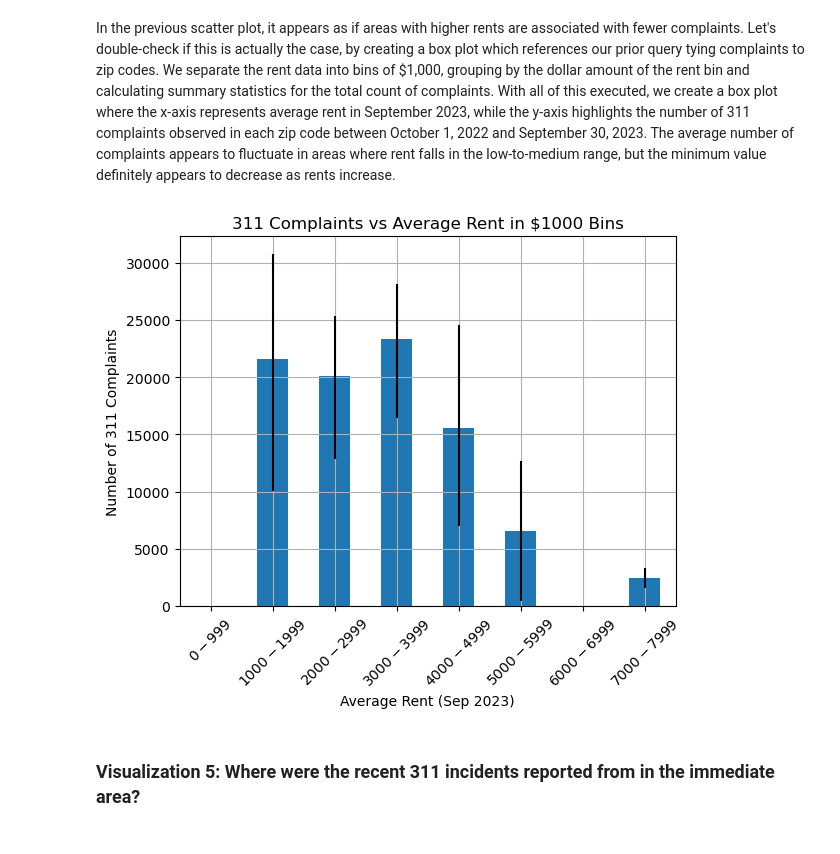
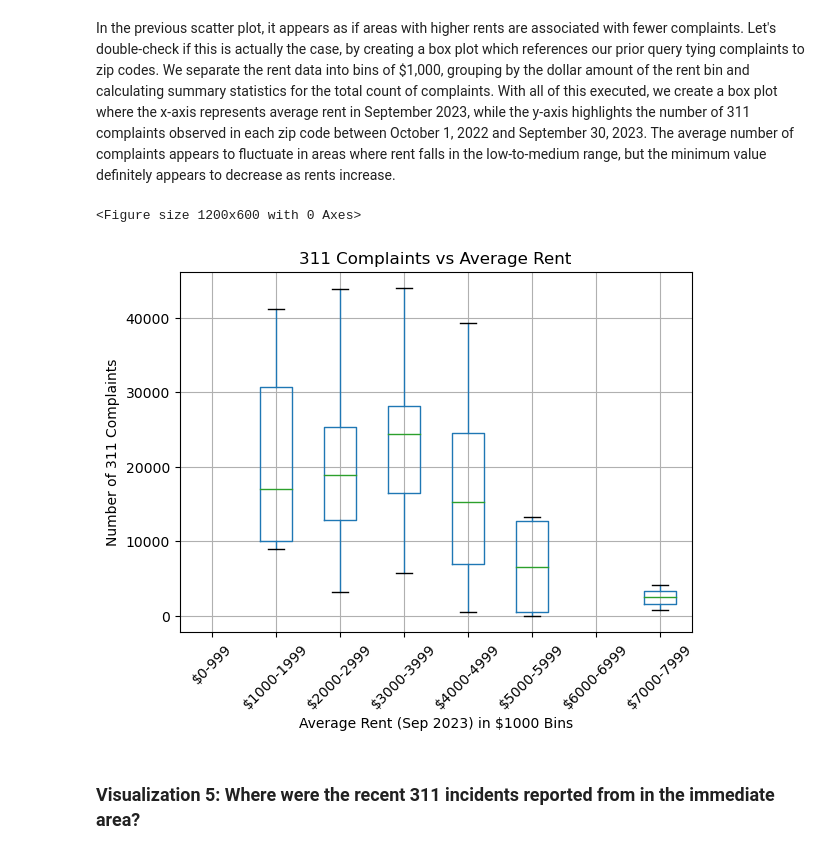
Before and after one commit to hc3425/Group1_Final_Project, a Jupyter notebook: Final_Project.ipynb, the cells around one changed output. Drawn from its saved outputs; the diff is of its cells as text; code cells hidden in the pictures.

```diff
--- a/Final_Project.ipynb
+++ b/Final_Project.ipynb
@@ -808,38 +808,40 @@ In the previous scatter plot, it appears as if areas with higher rents are assoc
 # %%
 QUERY = """
 SELECT
     r.zipcode,
-    r."2023-09-30" AS September2023Rent,
-    COUNT(c.complaint_type) AS ComplaintCount
+    r."2023-09-30" AS september2023Rent,
+    COUNT(c.complaint_type) AS Complaintcount
 FROM
     rents r
 LEFT JOIN
     complaints c ON r.zipcode = c.zipcode
     AND c.created_date BETWEEN '2022-10-01' AND '2023-09-30'
 GROUP BY
     r.zipcode, r."2023-09-30";
 """
 with engine.connect() as conn:
     df = pd.read_sql(text(QUERY), conn)
 
+df['september2023rent'] = pd.to_numeric(df['september2023rent'], errors='coerce')
 df.dropna(subset=['september2023rent'], inplace=True)
+
 # Bin the rent data into $1000 bins
 bins = range(0, int(df['september2023rent'].max()) + 1000, 1000)
-labels = [f"${i}-${i + 999}" for i in bins[:-1]]
+labels = [f"${i}-{i + 999}" for i in bins[:-1]]
 df['RentBin'] = pd.cut(df['september2023rent'], bins=bins, labels=labels, right=False)
-# Group by RentBin and calculate summary statistics for ComplaintCount
-complaint_summary = df.groupby('RentBin')['complaintcount'].describe()
 
-# Create boxplot
-complaint_summary['mean'].plot(kind='bar', yerr=[complaint_summary['mean'] - complaint_summary['25%'], complaint_summary['75%'] - complaint_summary['mean']])
-plt.xlabel('Average Rent (Sep 2023)')
+# Create the box-and-whisker plot
+plt.figure(figsize=(12, 6))
+df.boxplot(column='complaintcount', by='RentBin', grid=True, showfliers=False)
+plt.xlabel('Average Rent (Sep 2023) in $1000 Bins')
 plt.ylabel('Number of 311 Complaints')
-plt.title('311 Complaints vs Average Rent in $1000 Bins')
+plt.title('311 Complaints vs Average Rent')
+plt.suptitle('')  # Removes the default subtitle
 plt.xticks(rotation=45)
-plt.grid(True)
 plt.show()
 # %% [output]
+<Figure size 1200x600 with 0 Axes>
-[figure, old version]
+[figure, new version]
 # %% [markdown]
 ### Visualization 5: Where were the recent 311 incidents reported from in the immediate area?
 # %% [markdown]
```
